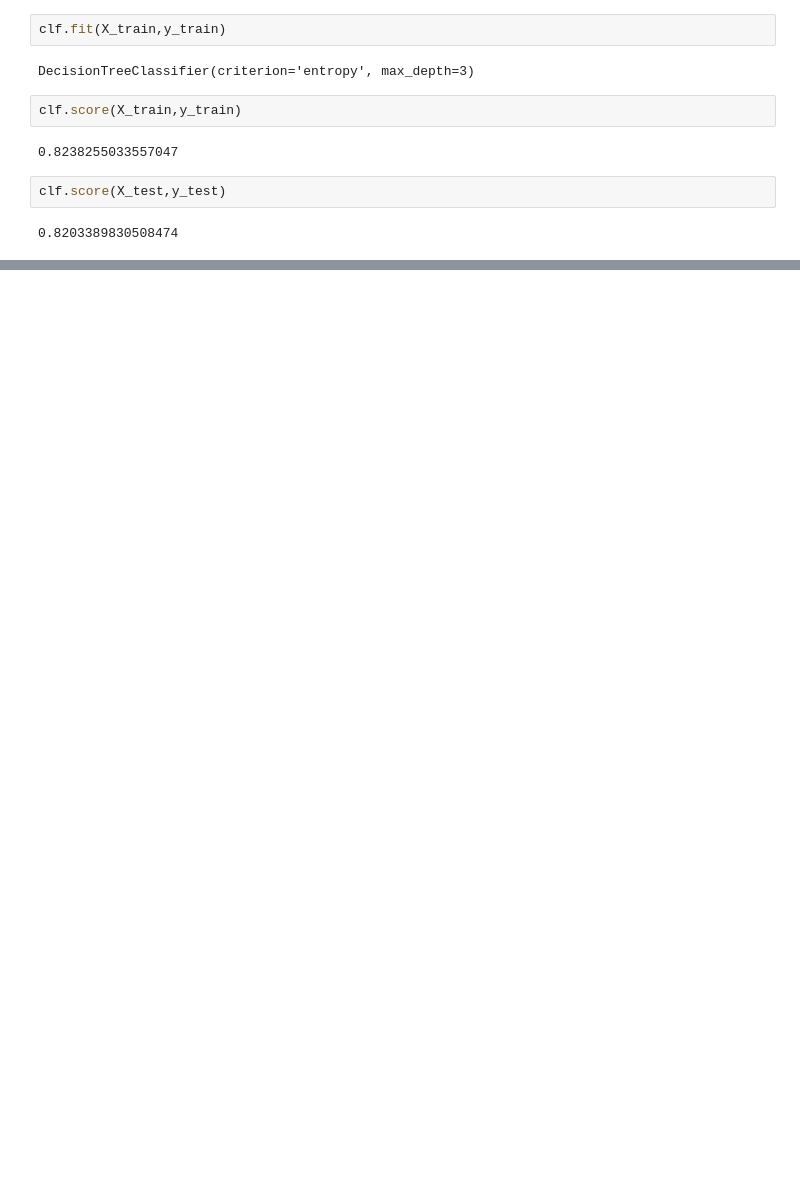
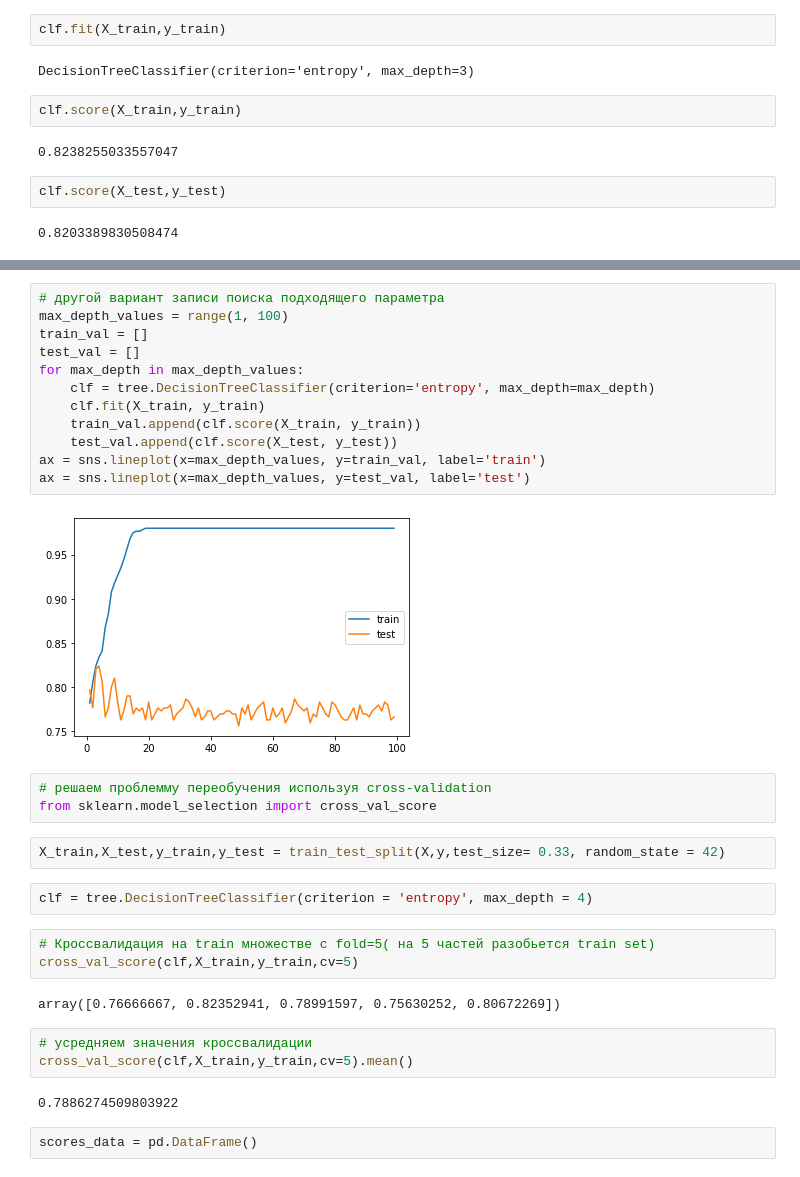
Before and after one commit to taerd/DSIntro, a Jupyter notebook: Titanic_ML.ipynb, the cells around one changed output, grey strips where cells are left out. Drawn from its saved outputs; the diff is of its cells as text; blank space fills up the shorter version.

```diff
--- a/Titanic_ML.ipynb
+++ b/Titanic_ML.ipynb
@@ -193,0 +252,33 @@ plt.show()
+# %%
+# другой вариант записи поиска подходящего параметра
+max_depth_values = range(1, 100)
+train_val = []
+test_val = []
+for max_depth in max_depth_values:
+    clf = tree.DecisionTreeClassifier(criterion='entropy', max_depth=max_depth)
+    clf.fit(X_train, y_train)
+    train_val.append(clf.score(X_train, y_train))
+    test_val.append(clf.score(X_test, y_test))
+ax = sns.lineplot(x=max_depth_values, y=train_val, label='train')
+ax = sns.lineplot(x=max_depth_values, y=test_val, label='test')
+# %% [output]
+[figure, added]
+# %%
+# решаем проблемму переобучения используя cross-validation
+from sklearn.model_selection import cross_val_score
+# %%
+X_train,X_test,y_train,y_test = train_test_split(X,y,test_size= 0.33, random_state = 42)
+# %%
+clf = tree.DecisionTreeClassifier(criterion = 'entropy', max_depth = 4)
+# %%
+# Кроссвалидация на train множестве с fold=5( на 5 частей разобьется train set)
+cross_val_score(clf,X_train,y_train,cv=5)
+# %% [output]
+array([0.76666667, 0.82352941, 0.78991597, 0.75630252, 0.80672269])
+# %%
+# усредняем значения кроссвалидации
+cross_val_score(clf,X_train,y_train,cv=5).mean()
+# %% [output]
+0.7886274509803922
+# %%
+scores_data = pd.DataFrame()
```
Also changed, not shown: parts of 54 cells of this notebook.
